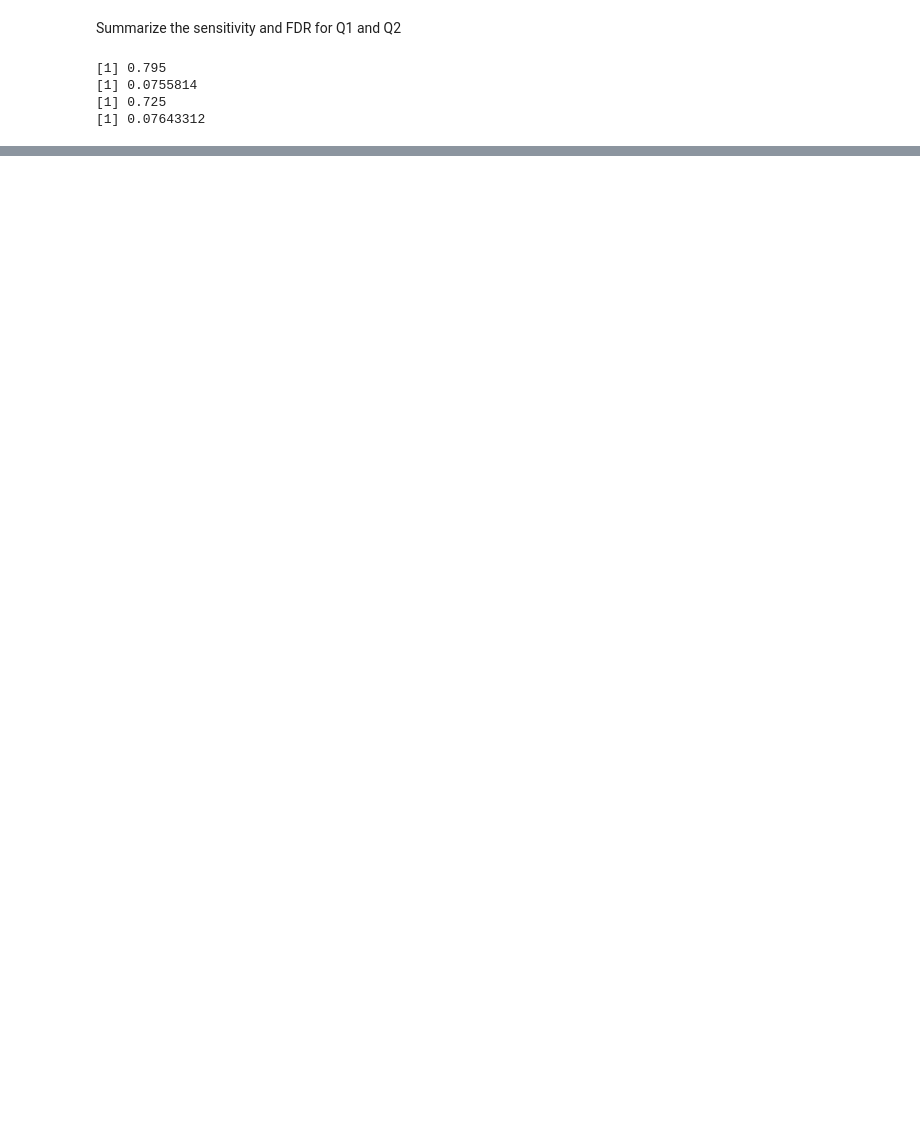
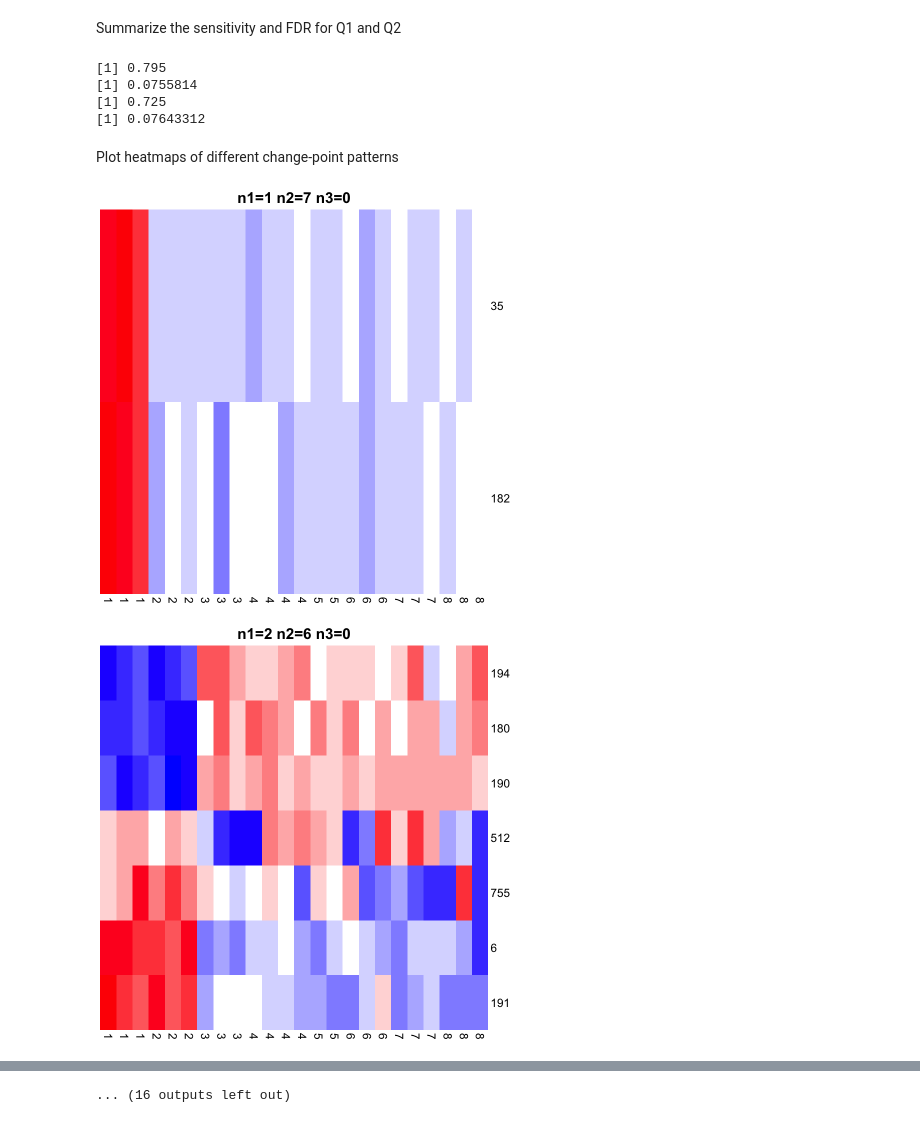
Before and after one commit to ttgump/EBtimecourse, a Jupyter notebook: EBtimecourse.ipynb, the cells around one changed output, grey strips where cells are left out. Cells and saved outputs as stored; diff of their text form; code cells hidden in the pictures; blank space fills up the shorter version.

```diff
--- a/EBtimecourse.ipynb
+++ b/EBtimecourse.ipynb
@@ -79,5 +79,5 @@ Run EBtimecourse
 # %%
 ptm <- proc.time()
-result = EBtimecourse(exp.dat = gene.exp, timepoint = timePoint, replicate = replicate, FDR=0.1, verbose=T)
+result = EBtimecourse(exp.dat = gene.exp, timepoint = timePoint, replicate = replicate, FDR=0.1, verbose=F)
 print(proc.time() - ptm)
 # %% [output]
@@ -141,3 +127,35 @@ print(Q2_FDR)
 [1] 0.0755814
 [1] 0.725
 [1] 0.07643312
+# %% [markdown]
+Plot heatmaps of different change-point patterns
+# %%
+library(pheatmap)
+cp.position = result$cp.position
+
+for(i in 1:nrow(changePointTable)) {
+  seqID = c()
+  for(j in 1:nrow(cp.position)) {
+    if(cp.position[j, "n1"]==changePointTable[i, "n1"] & cp.position[j, "n2"]==changePointTable[i, "n2"])
+      seqID = c(seqID, cp.position[j, "SeqID"])
+  }
+  if(length(seqID)==0) next;
+  h.data = matrix(gene.exp[seqID,], nrow=length(seqID))
+  h.data = t(scale(t(h.data), center=T, scale=T))
+  rownames(h.data) = rownames(gene.exp)[seqID]
+  colnames(h.data) = rep(1:timePoint, times=replicate)
+  h.scale = max(abs(max(h.data)), abs(min(h.data)))
+  n1 = changePointTable[i, "n1"]
+  n2 = changePointTable[i, "n2"]
+  n3 = changePointTable[i, "n3"]
+
+
+  pheatmap(h.data, clustering_distance_rows="correlation", clustering_distance_cols="correlation", clustering_method="complete",
+     legend=F, treeheight_row=0, border_color=NA, fontsize=14,
+     show_colnames=T, show_rownames=T, cluster_cols=F, cluster_rows=T,
+     breaks=seq(from=-h.scale,to=h.scale,len=15+1), color = colorRampPalette(c("blue", "white", "red"))(15),
+     main=paste("n1=",n1," n2=",n2," n3=",n3,sep=""))
+}
+# %% [output]
+[figure, added]
+[figure, added]
@@ -143,0 +172 @@ print(Q2_FDR)
+... (16 outputs left out)
```
Also changed, not shown: parts of 6 cells of this notebook.
